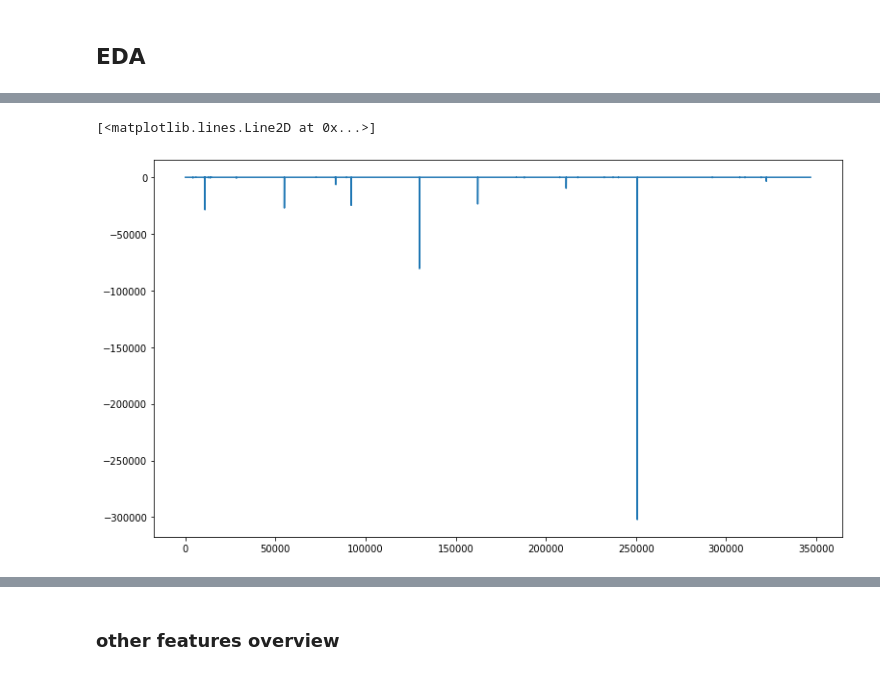
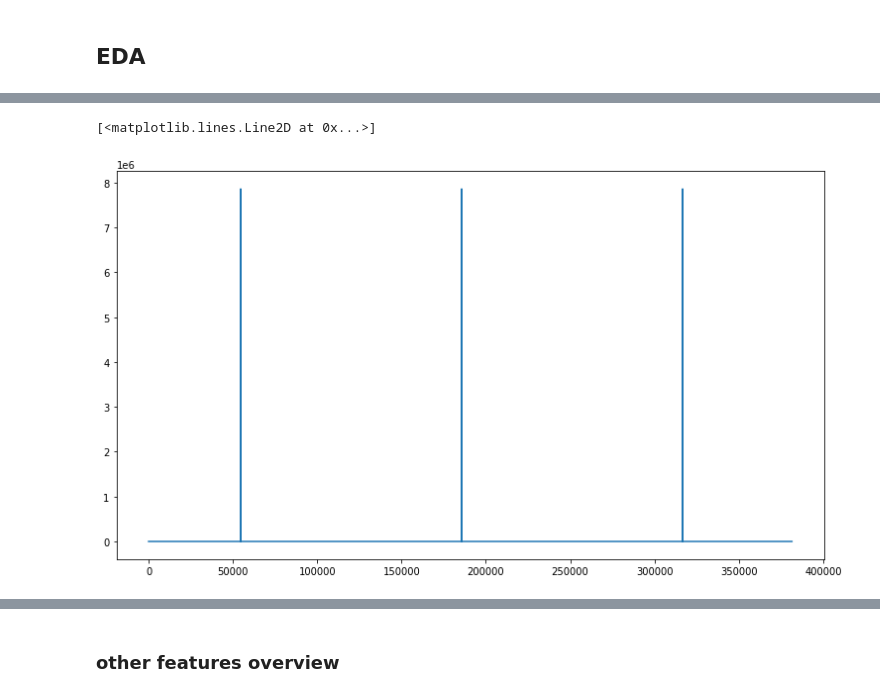
Before and after one commit to NikitaKrotenko/Diploma, a Jupyter notebook: razmetka.ipynb, the cells around one changed output, grey strips where cells are left out. Saved outputs shown, nothing was run; the diff lists cells and outputs as text; code cells hidden in the pictures.

Commit message:
data merged

```diff
--- a/razmetka.ipynb
+++ b/razmetka.ipynb
@@ -35,7 +123,17 @@ BTC_perp_bid_ask = pd.read_csv('BTC_perp_bid_ask.csv', index_col=[0])
+# %%
+df_total = candles.merge(
+            order_book,
+            on='timestamp',
+            how='left')
 # %%
-df_total = BTC_perpetual.merge(BTC_perp_bid_ask.drop('funding_rate', axis=1), on='timestamp')\
-        .merge(
-                BTC_current_quarter.merge(BTC_cq_bid_ask.drop('time_left', axis=1), on='timestamp'),
-                on = 'timestamp',
-                suffixes=['_perp', '_cq']
-        )
+# df_total = BTC_perpetual.merge(
+#                 BTC_perp_bid_ask.drop('funding_rate', axis=1), on='timestamp')\
+#         .merge(
+#         BTC_current_quarter.merge(
+#                 BTC_cq_bid_ask.drop('time_left', axis=1), on='timestamp'),
+#         on = 'timestamp',
+#         suffixes=['_perp', '_cq']
+#         )
+# %%
+df_total['timestamp'] = df_total['timestamp'].astype(int)
+df_total['time_left'] = df_total['timestamp'].apply(get_quarter_time_left)
@@ -42,2 +153,4 @@ df_total = BTC_perpetual.merge(BTC_perp_bid_ask.drop('funding_rate', axis=1), on
+# %%
+df_total = df_total.interpolate()
 # %% [markdown]
 ## EDA
@@ -97,10 +174,10 @@ plt.show()
 # %%
 plt.figure(figsize=(12.8, 7.2))
 temp = df_total['time_left'].diff()
-plt.plot(temp[temp<7861979])
+plt.plot(temp)
 # %% [output]
 [<matplotlib.lines.Line2D at 0x...>]
-[figure, old version]
+[figure, new version]
 # %%
 plt.figure(figsize = (12.8, 7.2))
 plt.plot(df_total['timestamp'], df_total['open_perp'])
```
Also changed, not shown: parts of 92 cells of this notebook, 3 other files.
